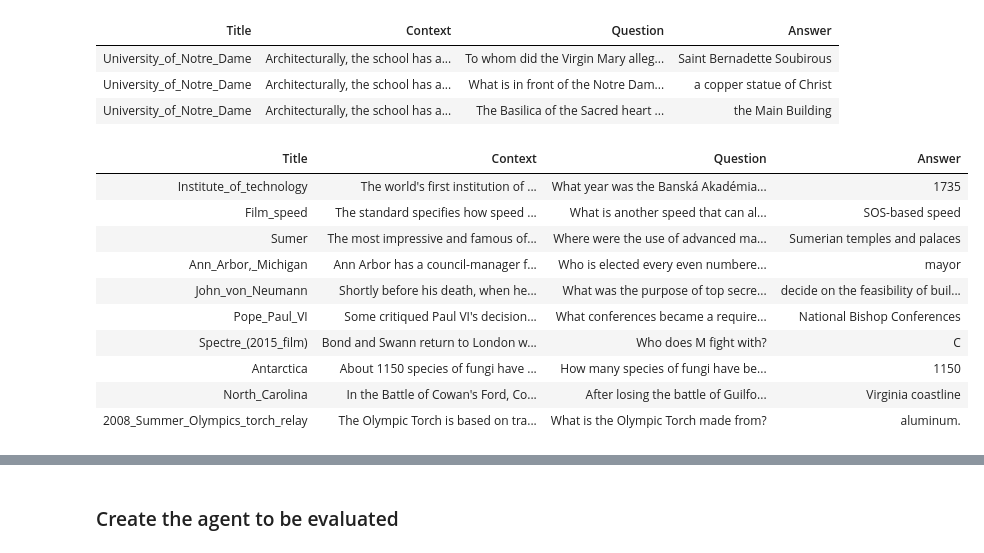
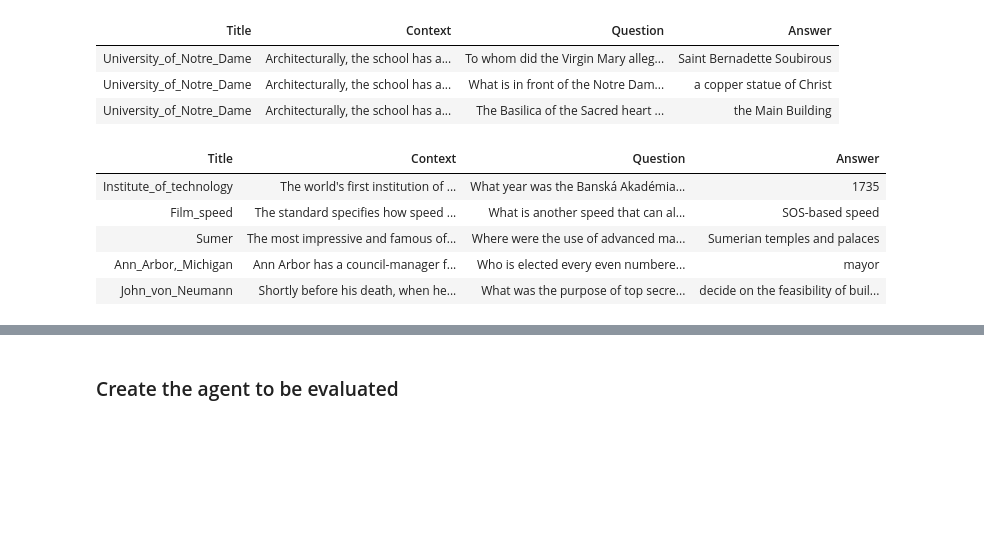
Before and after one commit to kurisu/SQuAD_Agent_Experiment, a Jupyter notebook: benchmarking.ipynb, the cells around one changed output, grey strips where cells are left out. Drawn from its saved outputs; the diff is of its cells as text; code cells hidden in the pictures; blank space fills up the shorter version.

```diff
--- a/benchmarking.ipynb
+++ b/benchmarking.ipynb
@@ -39,20 +53,15 @@ display_text_df(data.df.head(3))
 # %%
 np.random.seed(42)
 # Select 10 random rows from data.df
-dfSample = data.df.sample(n=10)
-display_text_df(dfSample)
+dfSample = data.df.sample(n=300)
+display_text_df(dfSample.head())
 # %% [output]
 | Title | Context | Question | Answer |
 | Institute_of_technology | The world's first institution of ... | What year was the Banská Akadémia... | 1735 |
 | Film_speed | The standard specifies how speed ... | What is another speed that can al... | SOS-based speed |
 | Sumer | The most impressive and famous of... | Where were the use of advanced ma... | Sumerian temples and palaces |
 | Ann_Arbor,_Michigan | Ann Arbor has a council-manager f... | Who is elected every even numbere... | mayor |
 | John_von_Neumann | Shortly before his death, when he... | What was the purpose of top secre... | decide on the feasibility of buil... |
-| Pope_Paul_VI | Some critiqued Paul VI's decision... | What conferences became a require... | National Bishop Conferences |
-| Spectre_(2015_film) | Bond and Swann return to London w... | Who does M fight with? | C |
-| Antarctica | About 1150 species of fungi have ... | How many species of fungi have be... | 1150 |
-| North_Carolina | In the Battle of Cowan's Ford, Co... | After losing the battle of Guilfo... | Virginia coastline |
-| 2008_Summer_Olympics_torch_relay | The Olympic Torch is based on tra... | What is the Olympic Torch made from? | aluminum. |
 # %%
 # use local gpt to synthesize questions with context
 
```
Also changed, not shown: parts of 12 cells of this notebook, 6 other files.
